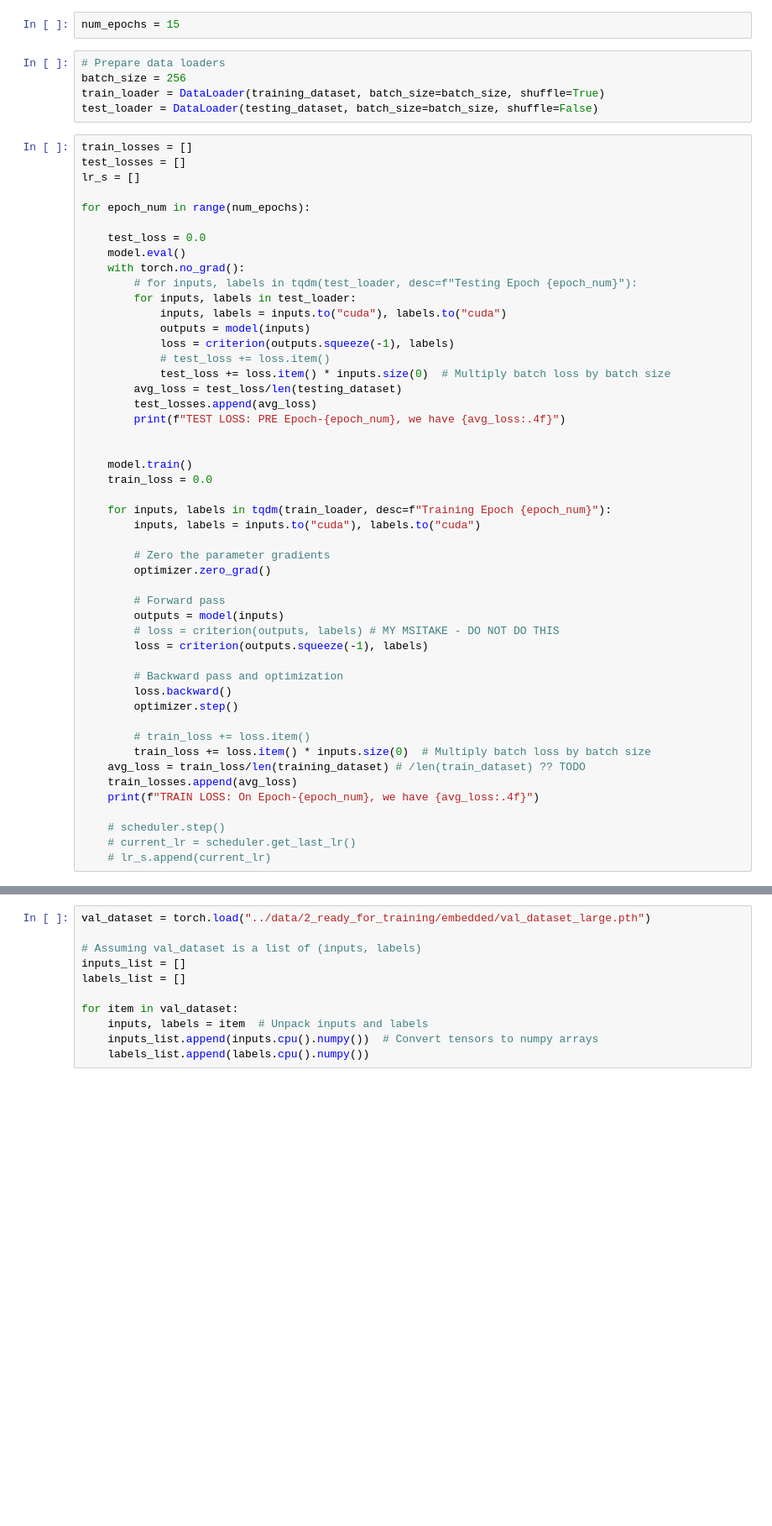
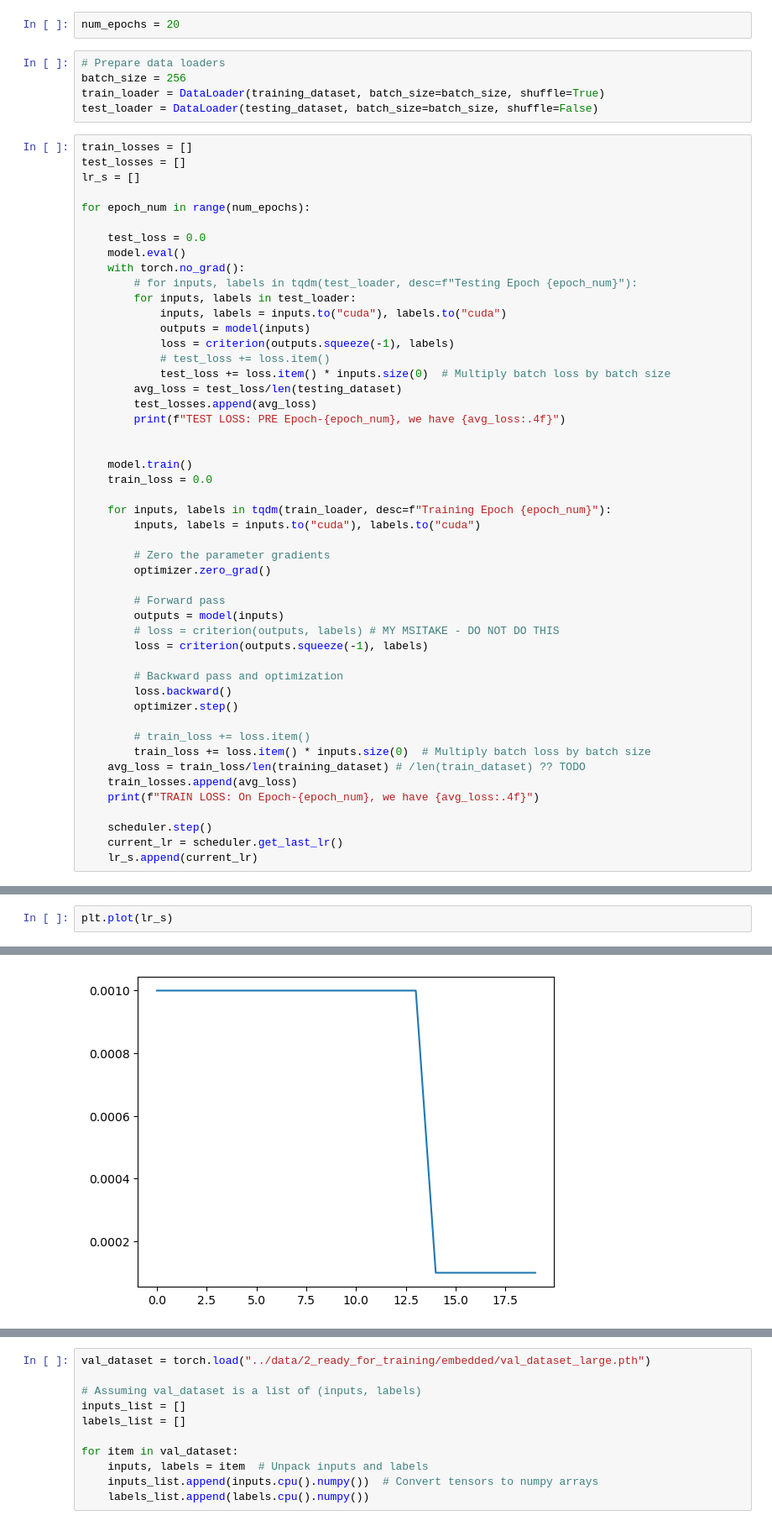
Before and after one commit to richardarcher1/essay_grader, a Jupyter notebook: notebooks/4c_nn_on_big_embeddings.ipynb, the cells around one changed output, grey strips where cells are left out. Shown: that part at 84% size. Cells and saved outputs as stored; diff of their text form; blank space fills up the shorter version.

```diff
--- a/notebooks/4c_nn_on_big_embeddings.ipynb
+++ b/notebooks/4c_nn_on_big_embeddings.ipynb
@@ -108,7 +105,7 @@ optimizer = optim.AdamW(model.parameters(), lr=1e-3)
 # %%
 criterion = nn.MSELoss()
 # %%
-num_epochs = 15
+num_epochs = 20
 # %%
 # Prepare data loaders
 batch_size = 256
@@ -160,7 +157,7 @@ for epoch_num in range(num_epochs):
     train_losses.append(avg_loss)
     print(f"TRAIN LOSS: On Epoch-{epoch_num}, we have {avg_loss:.4f}")
 
-    # scheduler.step()
-    # current_lr = scheduler.get_last_lr()
-    # lr_s.append(current_lr)
+    scheduler.step()
+    current_lr = scheduler.get_last_lr()
+    lr_s.append(current_lr)
 # %% [output]
@@ -177,0 +198,3 @@ plt.plot(test_losses[-10:])
+# %%
+plt.plot(lr_s)
+# %% [output]
@@ -178 +202,2 @@ plt.plot(test_losses[-10:])
+[figure, added]
 # %%
```
Also changed, not shown: parts of 8 cells of this notebook, 37 other files.
